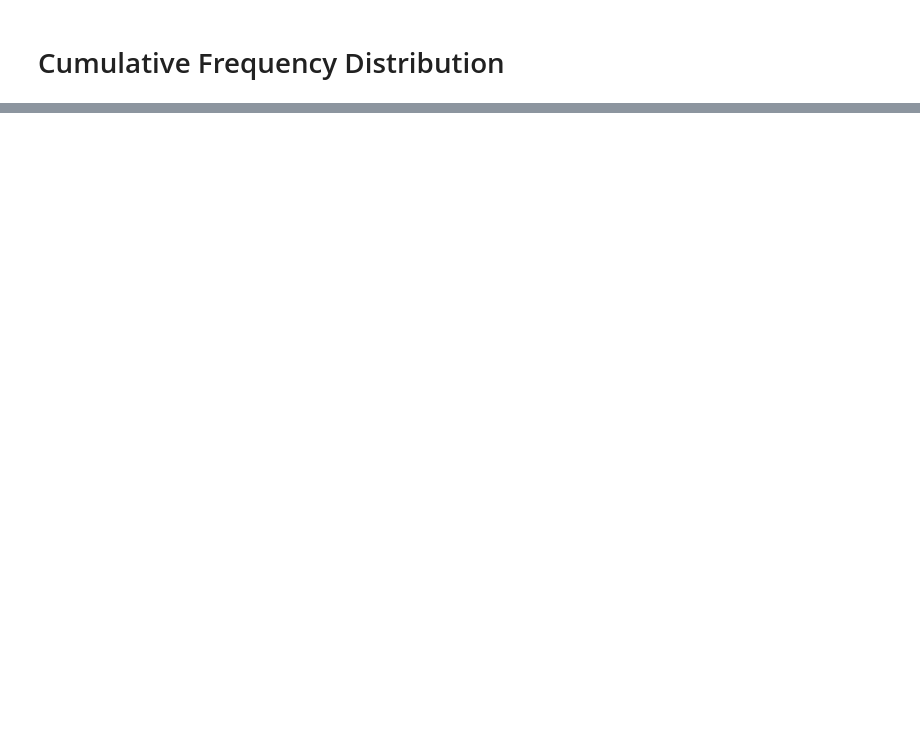
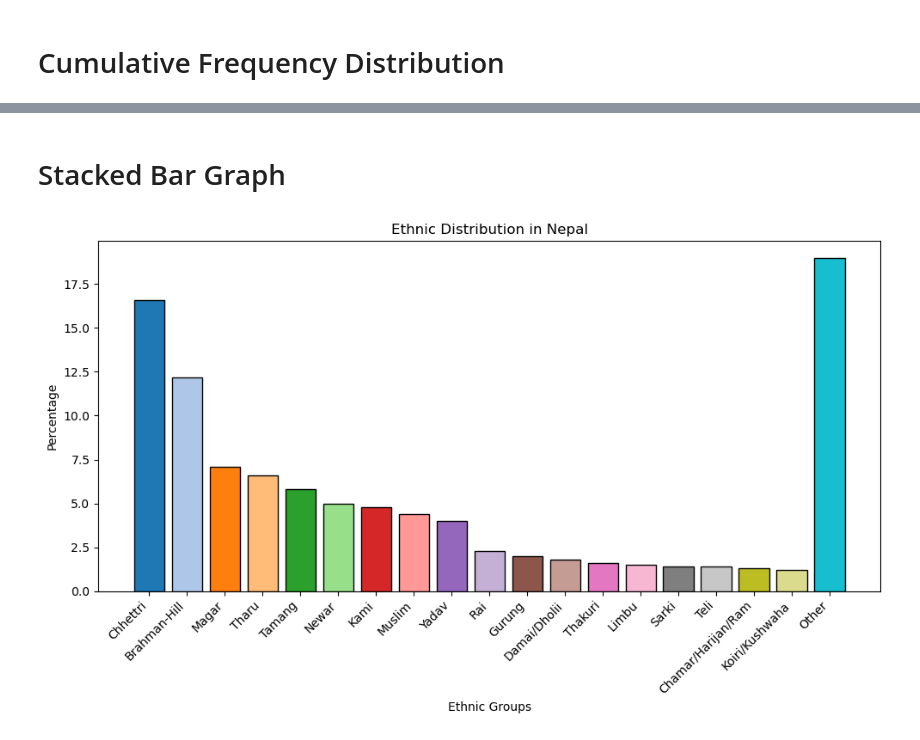
Before and after one commit to AmritaPudasaini/Python-Programming, a Jupyter notebook: week-4-Python Data Visualization with Matplotlib Seaborn.ipynb, the cells around one changed output, grey strips where cells are left out. Cells and saved outputs as stored; diff of their text form; code cells hidden in the pictures; blank space fills up the shorter version.

```diff
--- a/week-4-Python Data Visualization with Matplotlib Seaborn.ipynb
+++ b/week-4-Python Data Visualization with Matplotlib Seaborn.ipynb
@@ -580,0 +642,34 @@ plt.show()
+# %% [markdown]
+# Stacked Bar Graph
+# %%
+import json
+import matplotlib.pyplot as plt
+import numpy as np
+
+# Load data
+with open('data/nepal-population-ethinic-group.json', 'r') as file:
+    ethnic_dist = json.load(file)
+
+# Data
+labels = list(ethnic_dist.keys())
+sizes = list(ethnic_dist.values())
+
+# Create figure and axis
+plt.figure(figsize=(10, 6))
+
+# Stacked bar plot
+plt.bar(labels, sizes, color=plt.cm.tab20.colors[:len(labels)], edgecolor='black')
+
+# Adding labels and title
+plt.title('Ethnic Distribution in Nepal')
+plt.xlabel('Ethnic Groups')
+plt.ylabel('Percentage')
+
+# Rotate x-axis labels for readability
+plt.xticks(rotation=45, ha='right')
+
+# Display plot
+plt.tight_layout()
+plt.show()
+# %% [output]
+[figure, added]
```
Also changed, not shown: parts of 23 cells of this notebook, 1 other file.
